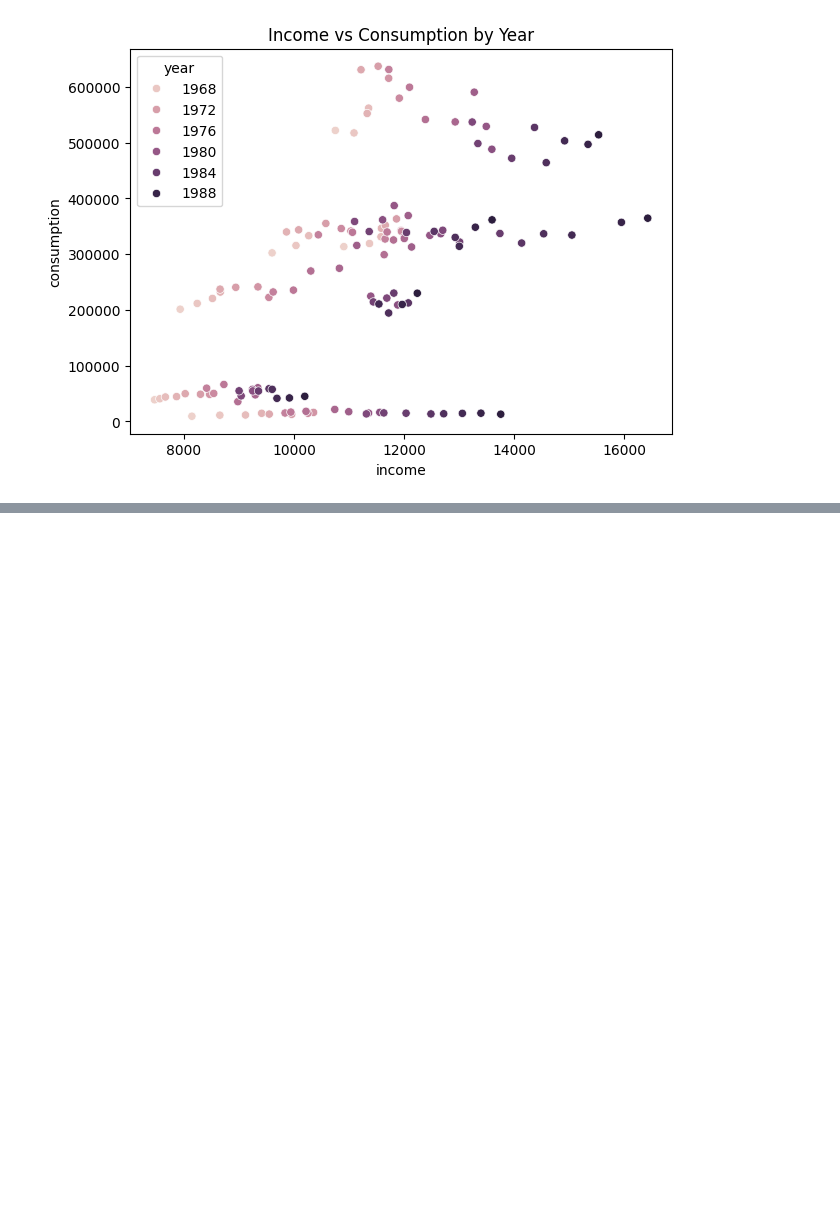
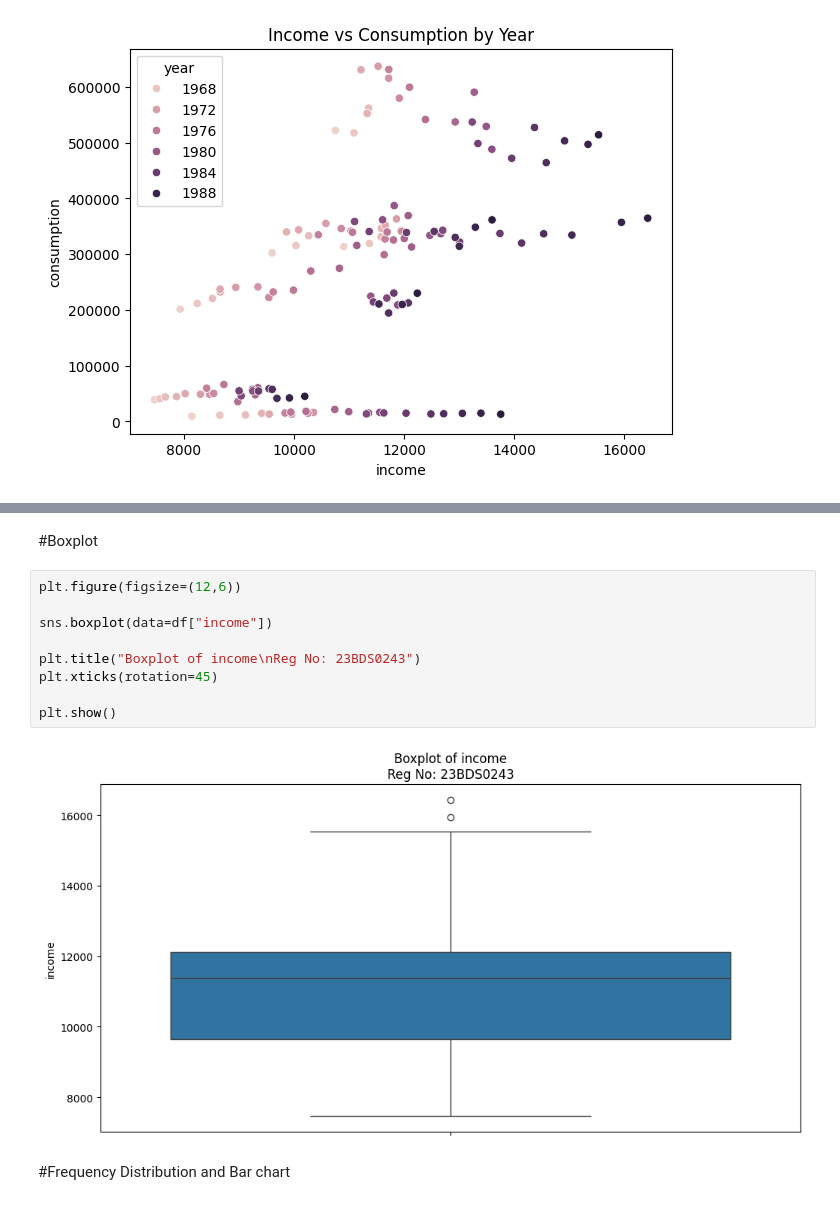
Before and after one commit to siddhiofficial/Siddhi, a Jupyter notebook: EDA_Phase1.ipynb, the cells around one changed output, grey strips where cells are left out. Saved outputs shown, nothing was run; the diff lists cells and outputs as text; blank space fills up the shorter version.

```diff
--- a/EDA_Phase1.ipynb
+++ b/EDA_Phase1.ipynb
@@ -257,0 +386,15 @@ plt.show()
+# %% [markdown]
+#Boxplot
+# %%
+plt.figure(figsize=(12,6))
+
+sns.boxplot(data=df["income"])
+
+plt.title("Boxplot of income\nReg No: 23BDS0243")
+plt.xticks(rotation=45)
+
+plt.show()
+# %% [output]
+[figure, added]
+# %% [markdown]
+#Frequency Distribution and Bar chart
```
Also changed, not shown: parts of 49 cells of this notebook.
